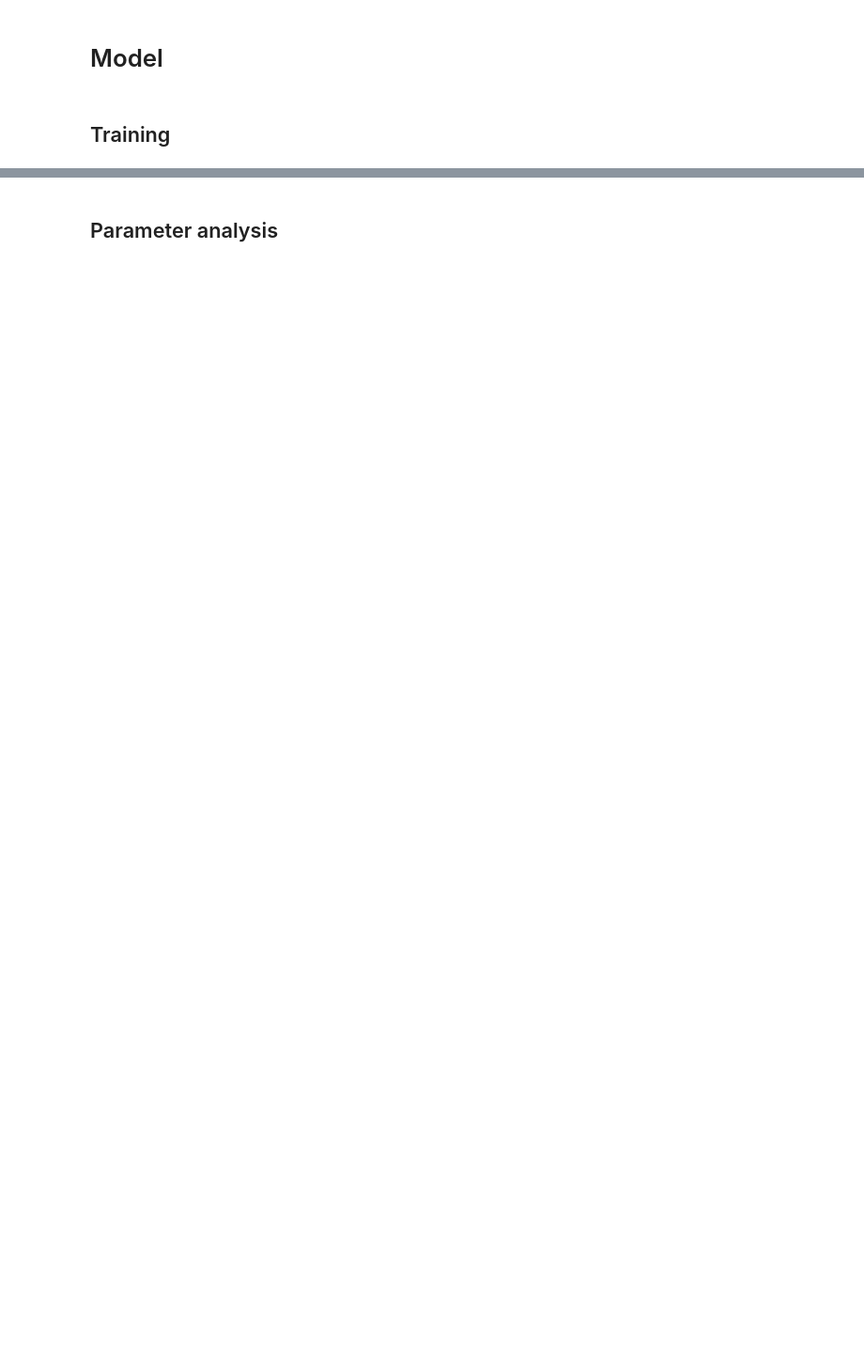
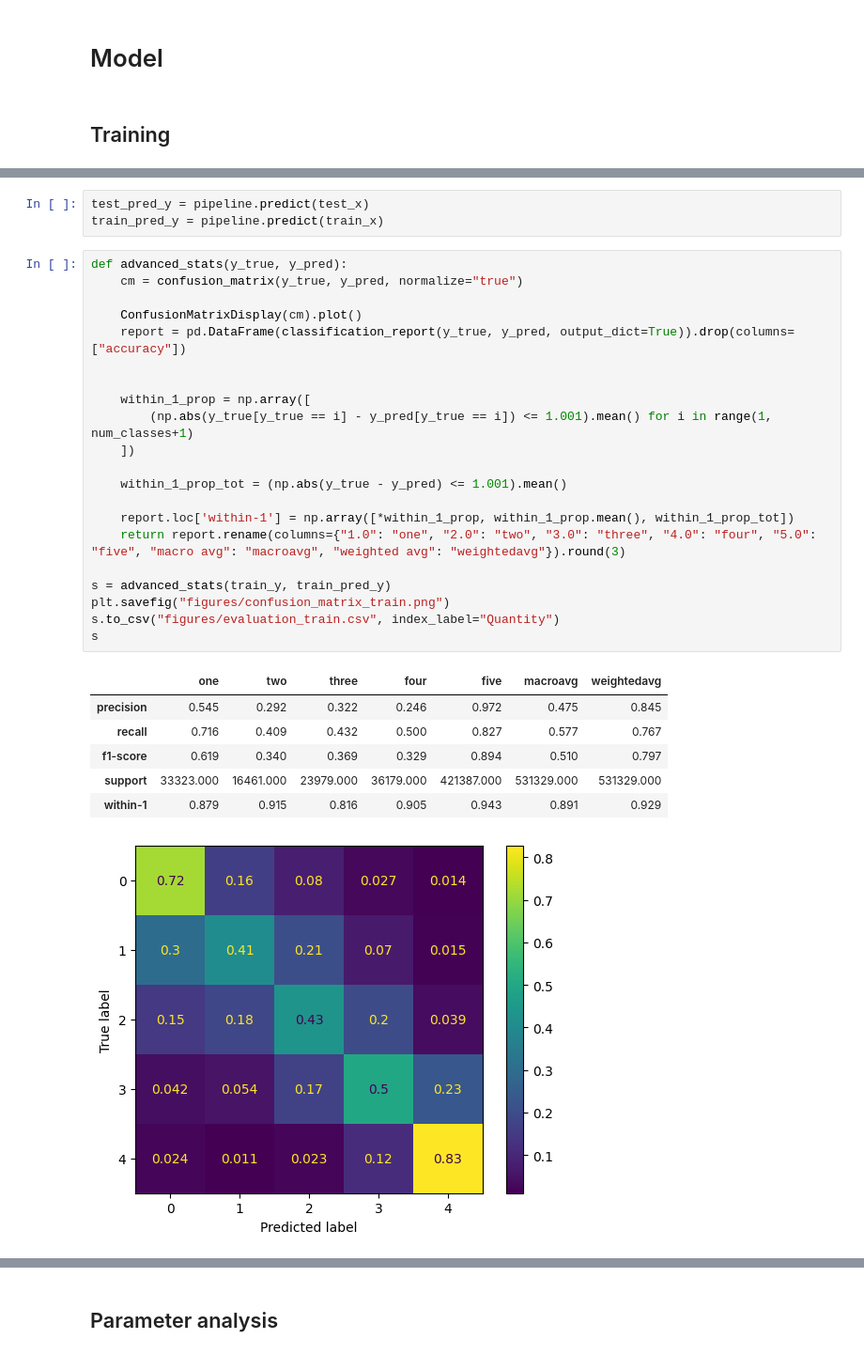
Before and after one commit to jacquesamsel/stats-318-project, a Jupyter notebook: analysis.ipynb, the cells around one changed output, grey strips where cells are left out. Shown at 94% size. Saved outputs shown, nothing was run; the diff lists cells and outputs as text; blank space fills up the shorter version.

```diff
--- a/analysis.ipynb
+++ b/analysis.ipynb
@@ -196,0 +269,32 @@ Accuracy: 0.7529981254658105
+# %%
+test_pred_y = pipeline.predict(test_x)
+train_pred_y = pipeline.predict(train_x)
+# %%
+def advanced_stats(y_true, y_pred):
+    cm = confusion_matrix(y_true, y_pred, normalize="true")
+
+    ConfusionMatrixDisplay(cm).plot()
+    report = pd.DataFrame(classification_report(y_true, y_pred, output_dict=True)).drop(columns=["accuracy"])
+
+
+    within_1_prop = np.array([
+        (np.abs(y_true[y_true == i] - y_pred[y_true == i]) <= 1.001).mean() for i in range(1, num_classes+1)
+    ])
+
+    within_1_prop_tot = (np.abs(y_true - y_pred) <= 1.001).mean()
+
+    report.loc['within-1'] = np.array([*within_1_prop, within_1_prop.mean(), within_1_prop_tot])
+    return report.rename(columns={"1.0": "one", "2.0": "two", "3.0": "three", "4.0": "four", "5.0": "five", "macro avg": "macroavg", "weighted avg": "weightedavg"}).round(3)
+
+s = advanced_stats(train_y, train_pred_y)
+plt.savefig("figures/confusion_matrix_train.png")
+s.to_csv("figures/evaluation_train.csv", index_label="Quantity")
+s
+# %% [output]
+|  | one | two | three | four | five | macroavg | weightedavg |
+| precision | 0.545 | 0.292 | 0.322 | 0.246 | 0.972 | 0.475 | 0.845 |
+| recall | 0.716 | 0.409 | 0.432 | 0.500 | 0.827 | 0.577 | 0.767 |
+| f1-score | 0.619 | 0.340 | 0.369 | 0.329 | 0.894 | 0.510 | 0.797 |
+| support | 33323.000 | 16461.000 | 23979.000 | 36179.000 | 421387.000 | 531329.000 | 531329.000 |
+| within-1 | 0.879 | 0.915 | 0.816 | 0.905 | 0.943 | 0.891 | 0.929 |
+[figure, added]
```
Also changed, not shown: parts of 13 cells of this notebook.
